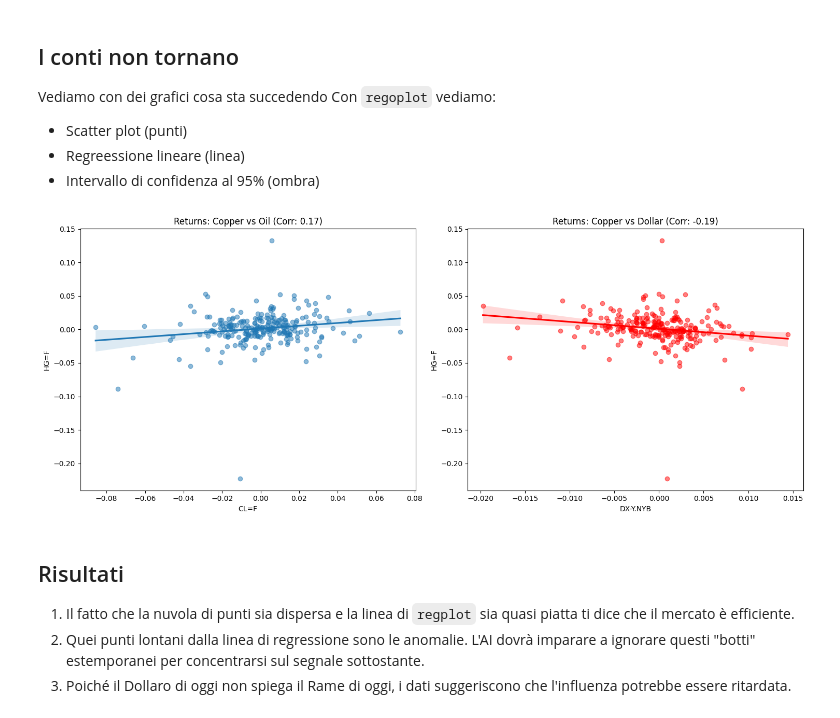
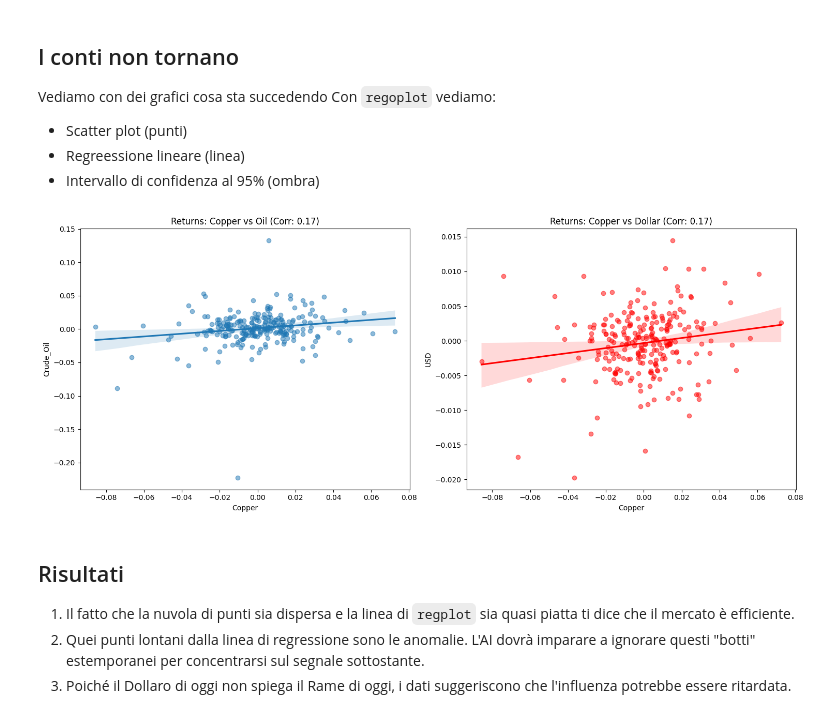
Before and after one commit to matteolovatoai/copper-price-forecasting, a Jupyter notebook: notebooks/01_exploration.ipynb, the cells around one changed output. Drawn from its saved outputs; the diff is of its cells as text; code cells hidden in the pictures.

```diff
--- a/notebooks/01_exploration.ipynb
+++ b/notebooks/01_exploration.ipynb
@@ -88,6 +78,7 @@ memory usage: 31.6 KB
 # %%
 # create copy, do not to use a view
 close_price = raw_data["Close"].copy()
+close_price.columns = ["Copper", "USD", "Crude_Oil"]
 close_price = close_price.dropna()
 close_price.info()
 # %% [output]
@@ -155,18 +146,18 @@ Con `regoplot` vediamo:
 # %%
 fig, (ax1, ax2) = plt.subplots(1, 2, figsize=(15, 6))
 
 # Rame vs Petrolio
-sns.regplot(x=df_returns['CL=F'], y=df_returns['HG=F'], ax=ax1, scatter_kws={'alpha':0.5})
+sns.regplot(x=df_returns['Copper'], y=df_returns['Crude_Oil'], ax=ax1, scatter_kws={'alpha':0.5})
 ax1.set_title(f'Returns: Copper vs Oil (Corr: {df_returns.corr().iloc[0,2]:.2f})')
 
 # Rame vs Dollaro
-sns.regplot(x=df_returns['DX-Y.NYB'], y=df_returns['HG=F'], ax=ax2, scatter_kws={'alpha':0.5}, color='red')
-ax2.set_title(f'Returns: Copper vs Dollar (Corr: {df_returns.corr().iloc[1,2]:.2f})')
+sns.regplot(x=df_returns['Copper'], y=df_returns['USD'], ax=ax2, scatter_kws={'alpha':0.5}, color='red')
+ax2.set_title(f'Returns: Copper vs Dollar (Corr: {df_returns.corr().iloc[0,1]:.2f})')
 
 plt.tight_layout()
 plt.show()
 # %% [output]
-[figure, old version]
+[figure, new version]
 # %% [markdown]
 ## Risultati
 1. Il fatto che la nuvola di punti sia dispersa e la linea di `regplot` sia quasi piatta ti dice che il mercato è efficiente.
```
Also changed, not shown: parts of 11 cells of this notebook.
